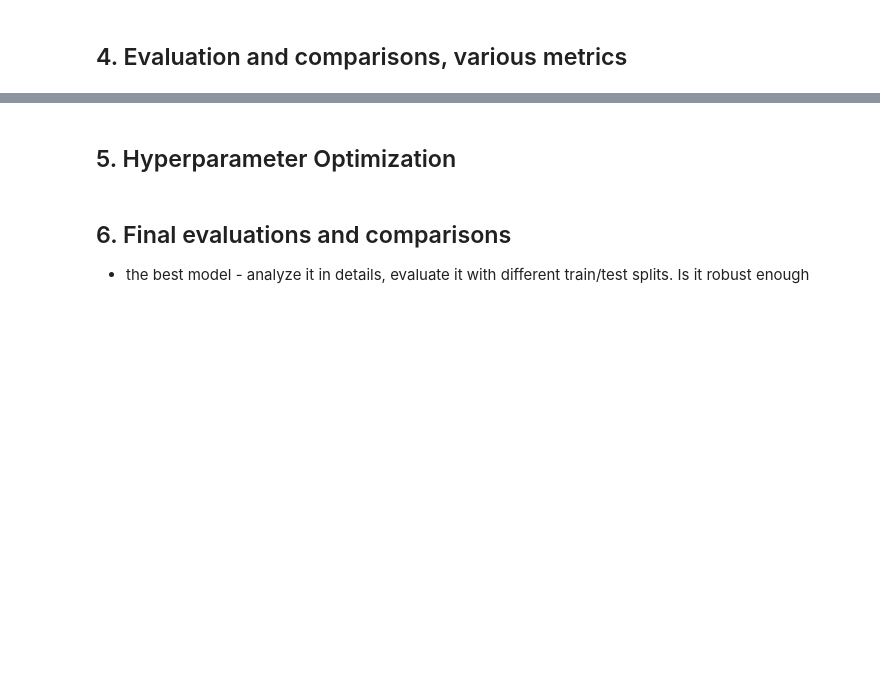
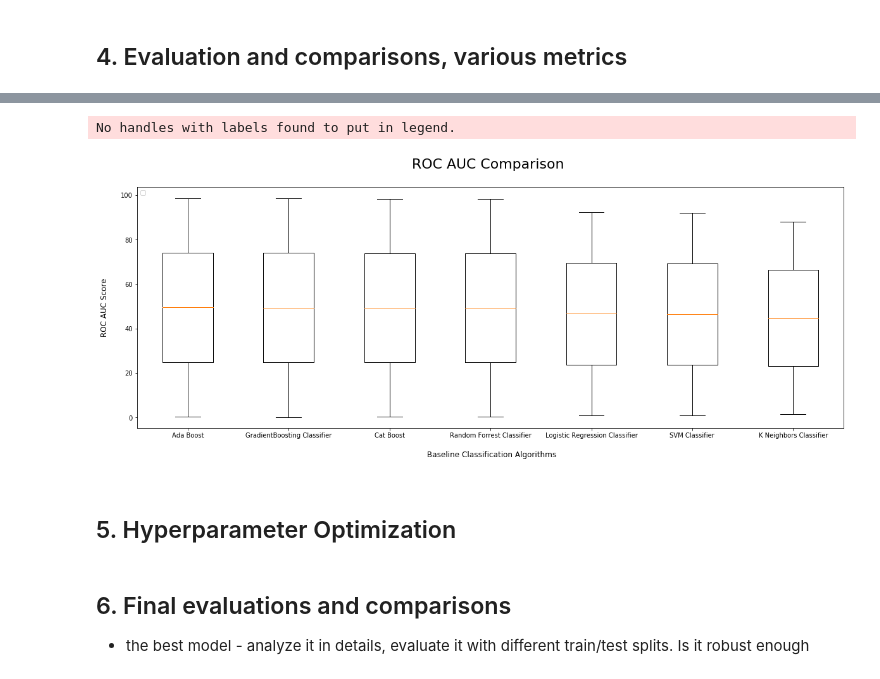
Before and after one commit to hiulian69/Bank_Churn_Prediction, a Jupyter notebook: Models.ipynb, the cells around one changed output, grey strips where cells are left out. Cells and saved outputs as stored; diff of their text form; code cells hidden in the pictures; blank space fills up the shorter version.

Commit message:
+ update models files

```diff
--- a/Models.ipynb
+++ b/Models.ipynb
@@ -468,10 +570,19 @@ from catboost import CatBoostClassifier
 X, y = cat_boost(data)
 
 cat = CatBoostClassifier(n_estimators=150, learning_rate = 0.1, max_depth = 2, random_state = 0)
+name= 'Cat Boost'
 
-n_scores = cross_val_score(cat , X, y, scoring='accuracy', cv=cv, n_jobs=-1, error_score='raise')
-print('Accuracy: %.3f (%.3f)' % (mean(n_scores), std(n_scores)))
+n_scores_acc = cross_val_score(cat , X, y, scoring='accuracy', cv=cv, n_jobs=-1, error_score='raise')
+n_scores_auc = cross_val_score(cat, X, y, scoring='roc_auc', cv=cv, n_jobs=-1, error_score='raise')
 
-models.append(("CatBoost Classifier", cat))
+
+model_results.loc[6] = [name,
+                         round(n_scores_auc.mean()*100, 2),
+                         round(n_scores_auc.std()*100, 2),
+                         round(n_scores_acc.mean()*100, 2),
+                         round(n_scores_acc.std()*100, 2)]
+print('Accuracy: %.3f (%.3f)' % (mean(n_scores_acc), std(n_scores_acc)))
+
+display(model_results)
 # %% [output]
 Accuracy: 0.956 (0.006)
@@ -511,0 +639,24 @@ model_results = model_results.sort_values(by = ["ROC AUC Mean"], ascending = Fal
+# %%
+fig = plt.figure(figsize=(20, 7))
+ax = fig.add_subplot(111)
+plt.boxplot(model_results[["ROC AUC Mean", "ROC AUC STD"]])
+ax.set_xticklabels(model_results.Algorithm)
+
+plt.ylabel('ROC AUC Score\n',
+horizontalalignment="center",fontstyle = "normal",
+fontsize = "large", fontfamily = "sans-serif")
+
+plt.xlabel('\n Baseline Classification Algorithms\n',
+horizontalalignment="center",fontstyle = "normal",
+fontsize = "large", fontfamily = "sans-serif")
+plt.title('ROC AUC Comparison \n',horizontalalignment="center", fontstyle = "normal", fontsize = "22",
+fontfamily = "sans-serif")
+
+plt.legend(loc='upper left', fontsize = "medium")
+plt.xticks(rotation=0, horizontalalignment="center")
+plt.yticks(rotation=0, horizontalalignment="right")
+
+plt.show()
+# %% [output]
+No handles with labels found to put in legend.
+[figure, added]
```
Also changed, not shown: parts of 20 cells of this notebook, 7 other files.
